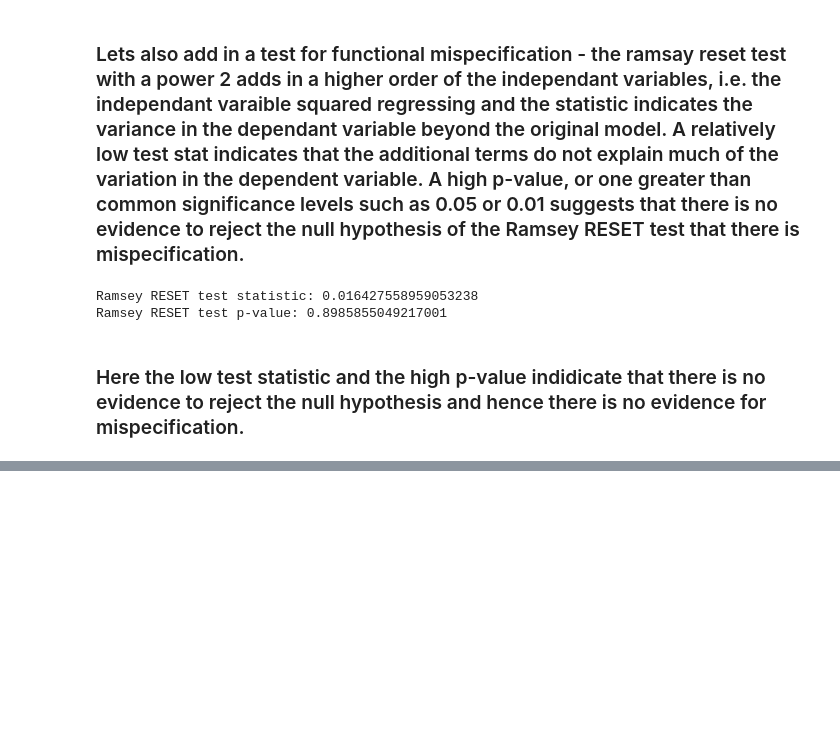
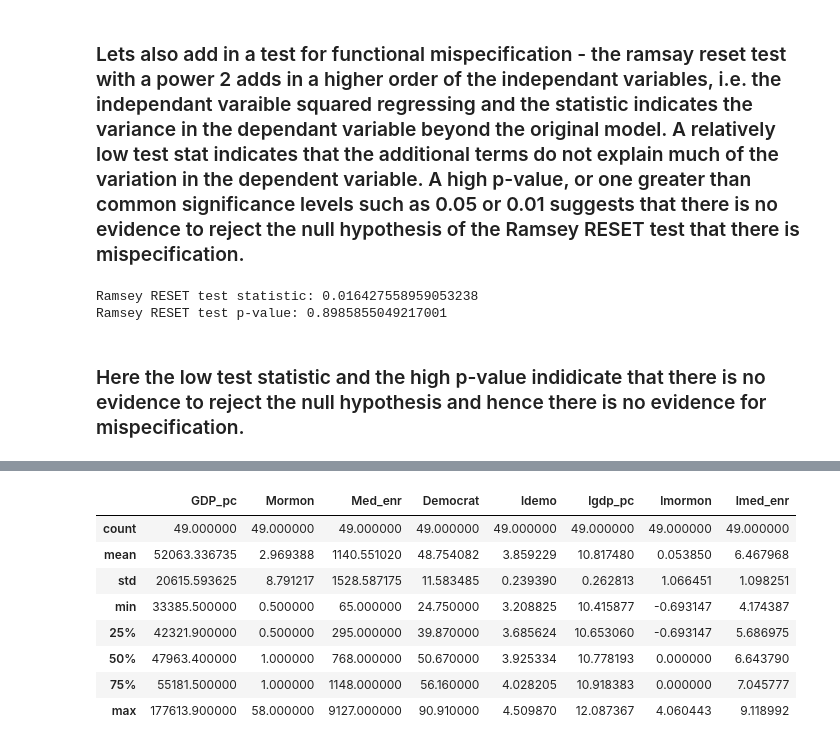
Before and after one commit to tomdoris/Econometrics_Problem-Set-3, a Jupyter notebook: Econometrics undergrad_Problem set 3.ipynb, the cells around one changed output, grey strips where cells are left out. Saved outputs shown, nothing was run; the diff lists cells and outputs as text; code cells hidden in the pictures; blank space fills up the shorter version.

```diff
--- a/Econometrics undergrad_Problem set 3.ipynb
+++ b/Econometrics undergrad_Problem set 3.ipynb
@@ -182,0 +197,12 @@ Ramsey RESET test p-value: 0.8985855049217001
+# %%
+df.describe()
+# %% [output]
+|  | GDP_pc | Mormon | Med_enr | Democrat | ldemo | lgdp_pc | lmormon | lmed_enr |
+| count | 49.000000 | 49.000000 | 49.000000 | 49.000000 | 49.000000 | 49.000000 | 49.000000 | 49.000000 |
+| mean | 52063.336735 | 2.969388 | 1140.551020 | 48.754082 | 3.859229 | 10.817480 | 0.053850 | 6.467968 |
+| std | 20615.593625 | 8.791217 | 1528.587175 | 11.583485 | 0.239390 | 0.262813 | 1.066451 | 1.098251 |
+| min | 33385.500000 | 0.500000 | 65.000000 | 24.750000 | 3.208825 | 10.415877 | -0.693147 | 4.174387 |
+| 25% | 42321.900000 | 0.500000 | 295.000000 | 39.870000 | 3.685624 | 10.653060 | -0.693147 | 5.686975 |
+| 50% | 47963.400000 | 1.000000 | 768.000000 | 50.670000 | 3.925334 | 10.778193 | 0.000000 | 6.643790 |
+| 75% | 55181.500000 | 1.000000 | 1148.000000 | 56.160000 | 4.028205 | 10.918383 | 0.000000 | 7.045777 |
+| max | 177613.900000 | 58.000000 | 9127.000000 | 90.910000 | 4.509870 | 12.087367 | 4.060443 | 9.118992 |
```
Also changed, not shown: parts of 14 cells of this notebook.
